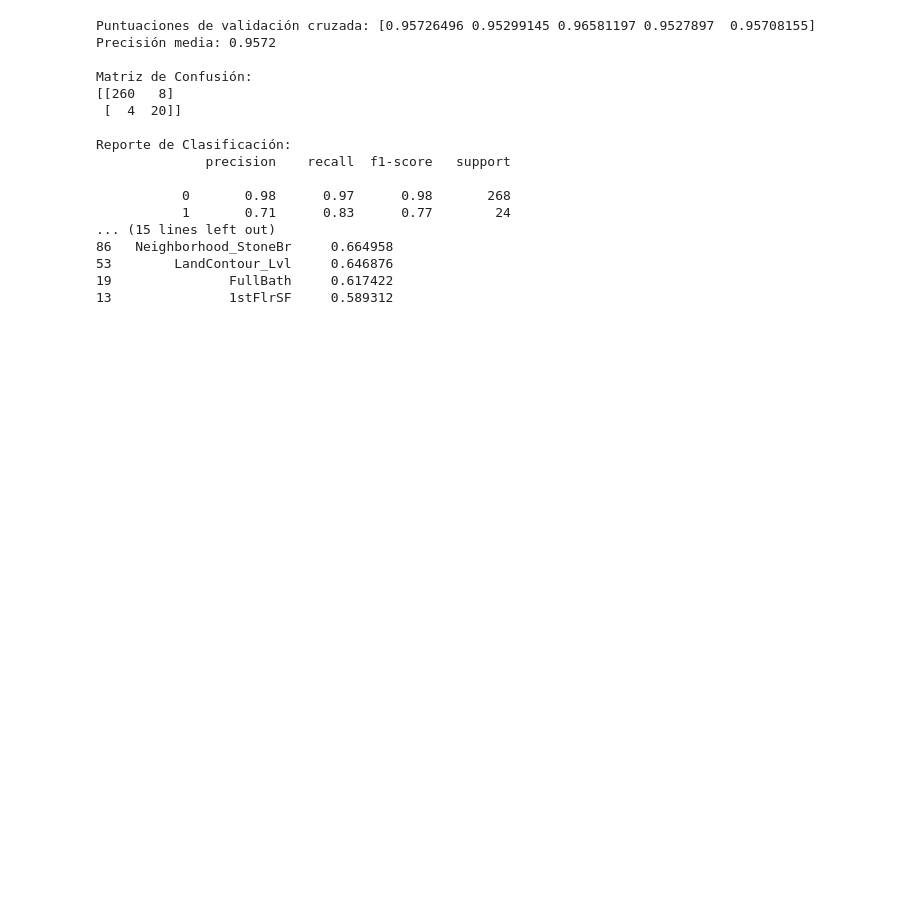
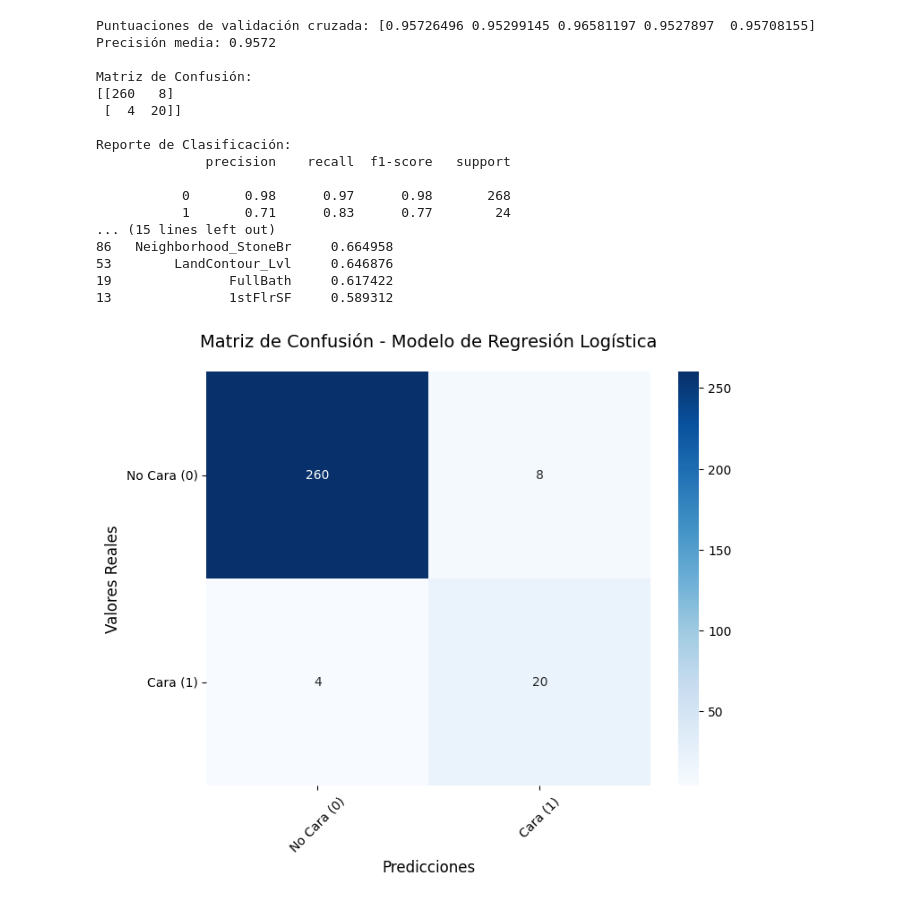
Before and after one commit to DANdelion-0908/Proyecto-2-Entrega-5-Regresion-Logistica, a Jupyter notebook: main.ipynb, the cells around one changed output. Drawn from its saved outputs; the diff is of its cells as text; code cells hidden in the pictures; blank space fills up the shorter version.

```diff
--- a/main.ipynb
+++ b/main.ipynb
@@ -60,30 +67,46 @@ y_proba_binary = log_reg_binary.predict_proba(X_test_binary)[:, 1]
 # Métricas de evaluación
 print("\nMatriz de Confusión:")
 print(confusion_matrix(y_test_binary, y_pred_binary))
 print("\nReporte de Clasificación:")
 print(classification_report(y_test_binary, y_pred_binary))
 print(f"AUC-ROC: {roc_auc_score(y_test_binary, y_proba_binary):.4f}")
 
 # Análisis de coeficientes para identificar variables importantes
 coef_df = pd.DataFrame({'Variable': X.columns, 'Coeficiente': log_reg_binary.coef_[0]})
 coef_df = coef_df.sort_values(by='Coeficiente', ascending=False)
 print("\nVariables más importantes:")
 print(coef_df.head(10))
+
+# Calcular la matriz de confusión
+cm = confusion_matrix(y_test_binary, y_pred_binary)
+
+# Crear una visualización más profesional
+plt.figure(figsize=(8, 6))
+sns.heatmap(cm, annot=True, fmt='d', cmap='Blues',
+            xticklabels=['No Cara (0)', 'Cara (1)'],
+            yticklabels=['No Cara (0)', 'Cara (1)'])
+plt.title('Matriz de Confusión - Modelo de Regresión Logística', fontsize=14, pad=20)
+plt.xlabel('Predicciones', fontsize=12)
+plt.ylabel('Valores Reales', fontsize=12)
+plt.xticks(rotation=45)
+plt.yticks(rotation=0)
+plt.show()
 # %% [output]
 Puntuaciones de validación cruzada: [0.95726496 0.95299145 0.96581197 0.9527897  0.95708155]
 Precisión media: 0.9572
 
 Matriz de Confusión:
 [[260   8]
  [  4  20]]
 
 Reporte de Clasificación:
               precision    recall  f1-score   support
 
            0       0.98      0.97      0.98       268
            1       0.71      0.83      0.77        24
 ... (15 lines left out)
 86   Neighborhood_StoneBr     0.664958
 53        LandContour_Lvl     0.646876
 19               FullBath     0.617422
 13               1stFlrSF     0.589312
+[figure, added]
```
Also changed, not shown: parts of 4 cells of this notebook.
